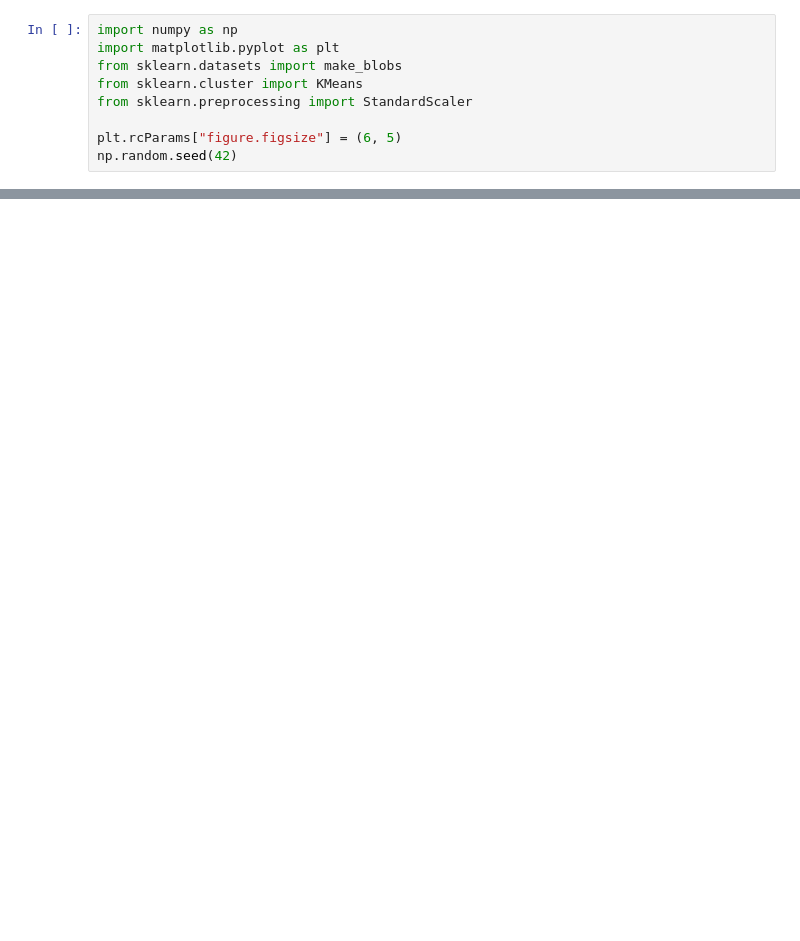
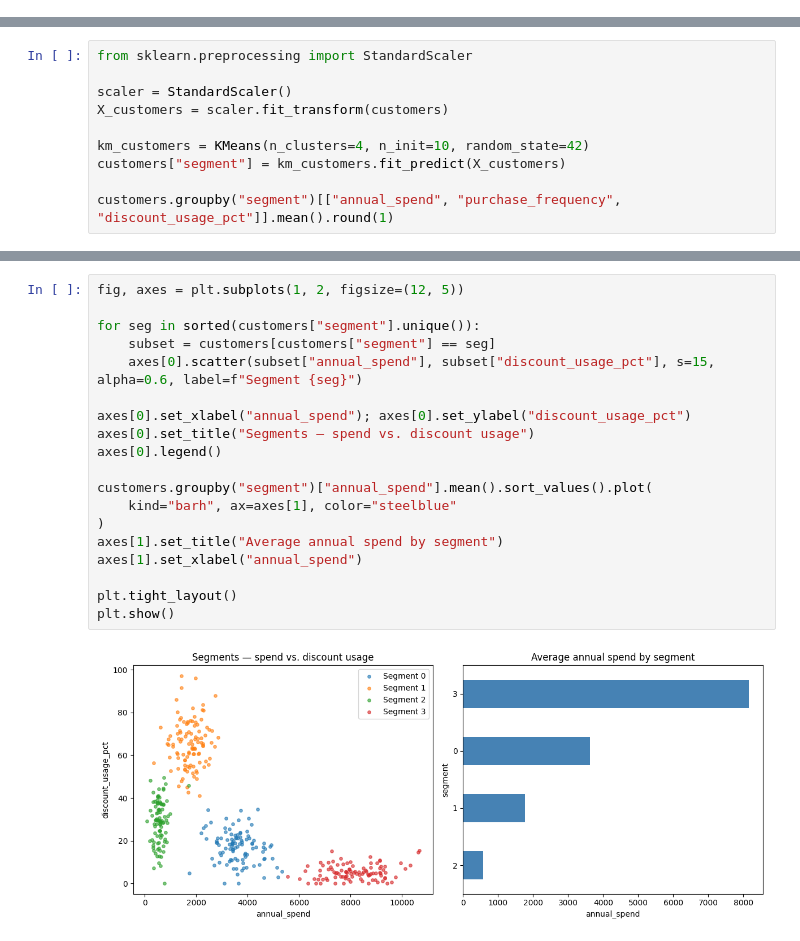
Before and after one commit to Ujjwal091/ai-ml-course, a Jupyter notebook: modules/01-unsupervised-learning/k-means/notes.ipynb, the cells around one changed output, grey strips where cells are left out. Saved outputs shown, nothing was run; the diff lists cells and outputs as text; blank space fills up the shorter version.

Commit message:
k-mean

```diff
--- a/modules/01-unsupervised-learning/k-means/notes.ipynb
+++ b/modules/01-unsupervised-learning/k-means/notes.ipynb
@@ -41,9 +0,0 @@ where $\mu_i$ is the centroid of cluster $C_i$.
-# %%
-import numpy as np
-import matplotlib.pyplot as plt
-from sklearn.datasets import make_blobs
-from sklearn.cluster import KMeans
-from sklearn.preprocessing import StandardScaler
-
-plt.rcParams["figure.figsize"] = (6, 5)
-np.random.seed(42)
@@ -155,0 +393,10 @@ plt.show()
+# %%
+from sklearn.preprocessing import StandardScaler
+
+scaler = StandardScaler()
+X_customers = scaler.fit_transform(customers)
+
+km_customers = KMeans(n_clusters=4, n_init=10, random_state=42)
+customers["segment"] = km_customers.fit_predict(X_customers)
+
+customers.groupby("segment")[["annual_spend", "purchase_frequency", "discount_usage_pct"]].mean().round(1)
@@ -155,0 +410,21 @@ plt.show()
+# %%
+fig, axes = plt.subplots(1, 2, figsize=(12, 5))
+
+for seg in sorted(customers["segment"].unique()):
+    subset = customers[customers["segment"] == seg]
+    axes[0].scatter(subset["annual_spend"], subset["discount_usage_pct"], s=15, alpha=0.6, label=f"Segment {seg}")
+
+axes[0].set_xlabel("annual_spend"); axes[0].set_ylabel("discount_usage_pct")
+axes[0].set_title("Segments — spend vs. discount usage")
+axes[0].legend()
+
+customers.groupby("segment")["annual_spend"].mean().sort_values().plot(
+    kind="barh", ax=axes[1], color="steelblue"
+)
+axes[1].set_title("Average annual spend by segment")
+axes[1].set_xlabel("annual_spend")
+
+plt.tight_layout()
+plt.show()
+# %% [output]
+[figure, added]
```
Also changed, not shown: parts of 41 cells of this notebook.
